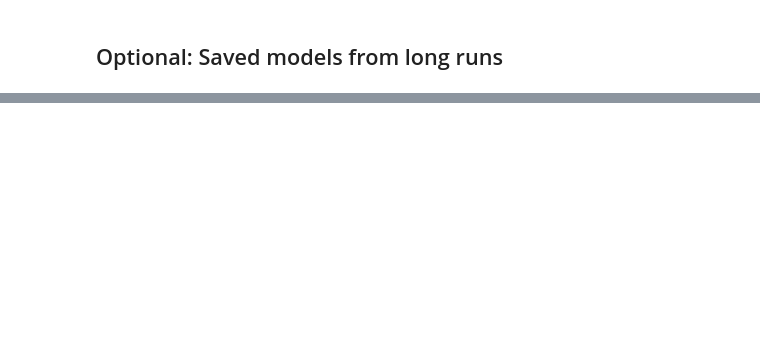
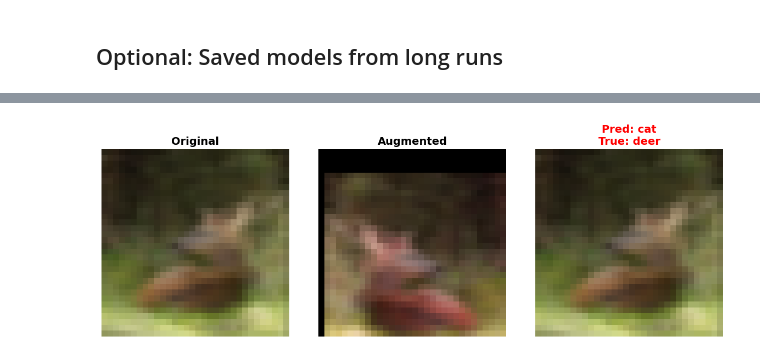
Before and after one commit to jnsmrll/CIFAR10_ImageClassification, a Jupyter notebook: Project1/cifar10.ipynb, the cells around one changed output, grey strips where cells are left out. Cells and saved outputs as stored; diff of their text form; code cells hidden in the pictures; blank space fills up the shorter version.

```diff
--- a/Project1/cifar10.ipynb
+++ b/Project1/cifar10.ipynb
@@ -887,0 +684,81 @@ torch.save({
+# %%
+# Show original image, augmented image, and model prediction
+import matplotlib.pyplot as plt
+import random
+
+classes = ["airplane", "automobile", "bird", "cat", "deer",
+           "dog", "frog", "horse", "ship", "truck"]
+
+# Load Model C weights from checkpoint
+checkpoint = torch.load("model_c.pth", map_location=device, weights_only=True)
+W1  = checkpoint["W1"]
+b1_ = checkpoint["b1"]
+W2  = checkpoint["W2"]
+b2_ = checkpoint["b2"]
+W3  = checkpoint["W3"]
+b3_ = checkpoint["b3"]
+W4  = checkpoint["W4"]
+b4_ = checkpoint["b4"]
+W5  = checkpoint["W5"]
+b5_ = checkpoint["b5"]
+
+# 1) Original image (no transforms at all)
+raw_set = datasets.CIFAR10(root="./data/test", train=False, download=False,
+                           transform=v2.Compose([v2.ToImage(), v2.ToDtype(torch.float32, scale=True)]))
+
+idx = random.randint(0, len(raw_set) - 1)
+raw_img, true_label = raw_set[idx]
+
+# 2) Augmented image (same transforms used during training)
+aug_transform = v2.Compose([
+    v2.RandomCrop(32, padding=4),
+    v2.RandomHorizontalFlip(p=0.5),
+    v2.ColorJitter(brightness=0.5, hue=0.3),
+    v2.ToImage(),
+    v2.ToDtype(torch.float32, scale=True),
+])
+aug_set = datasets.CIFAR10(root="./data/test", train=False, download=False, transform=aug_transform)
+aug_img, _ = aug_set[idx]  # same index
+
+# 3) Normalize and run forward pass
+norm_transform = v2.Normalize(mean=[0.485, 0.456, 0.406], std=[0.229, 0.224, 0.225])
+img_normalized = norm_transform(raw_img).unsqueeze(0).to(device)
+
+Z1 = conv_forward(img_normalized, W1, b1_, pad1, s1)
+A1 = F.max_pool2d(ReLu(Z1), 2)
+Z2 = conv_forward(A1, W2, b2_, pad2, s2)
+A2 = F.max_pool2d(ReLu(Z2), 2)
+Z3 = conv_forward(A2, W3, b3_, pad3, s3)
+A3 = F.max_pool2d(ReLu(Z3), 2)
+A3 = A3.view(-1, n_h3p).T
+Z4 = torch.mm(W4, A3) + b4_
+A4 = ReLu(Z4)
+Z5 = torch.mm(W5, A4) + b5_
+A5 = softmax(Z5)
+
+predicted_label = torch.argmax(A5, dim=0).item()
+correct = predicted_label == true_label
+
+# Plot all three panels
+fig, axes = plt.subplots(1, 3, figsize=(12, 4))
+
+axes[0].imshow(raw_img.permute(1, 2, 0), interpolation='nearest')
+axes[0].set_title("Original", fontsize=14, fontweight="bold")
+axes[0].axis("off")
+
+axes[1].imshow(aug_img.permute(1, 2, 0).clamp(0, 1))
+axes[1].set_title("Augmented", fontsize=14, fontweight="bold")
+axes[1].axis("off")
+
+axes[2].imshow(raw_img.permute(1, 2, 0))
+color = "green" if correct else "red"
+axes[2].set_title(f"Pred: {classes[predicted_label]}\nTrue: {classes[true_label]}",
+                  fontsize=14, fontweight="bold", color=color)
+axes[2].axis("off")
+
+plt.tight_layout()
+plt.savefig("prediction_demo.png", dpi=200, bbox_inches="tight")
+plt.show()
+print("Saved as prediction_demo.png")
+# %% [output]
+[figure, added]
```
Also changed, not shown: parts of 18 cells of this notebook, 11 other files.
